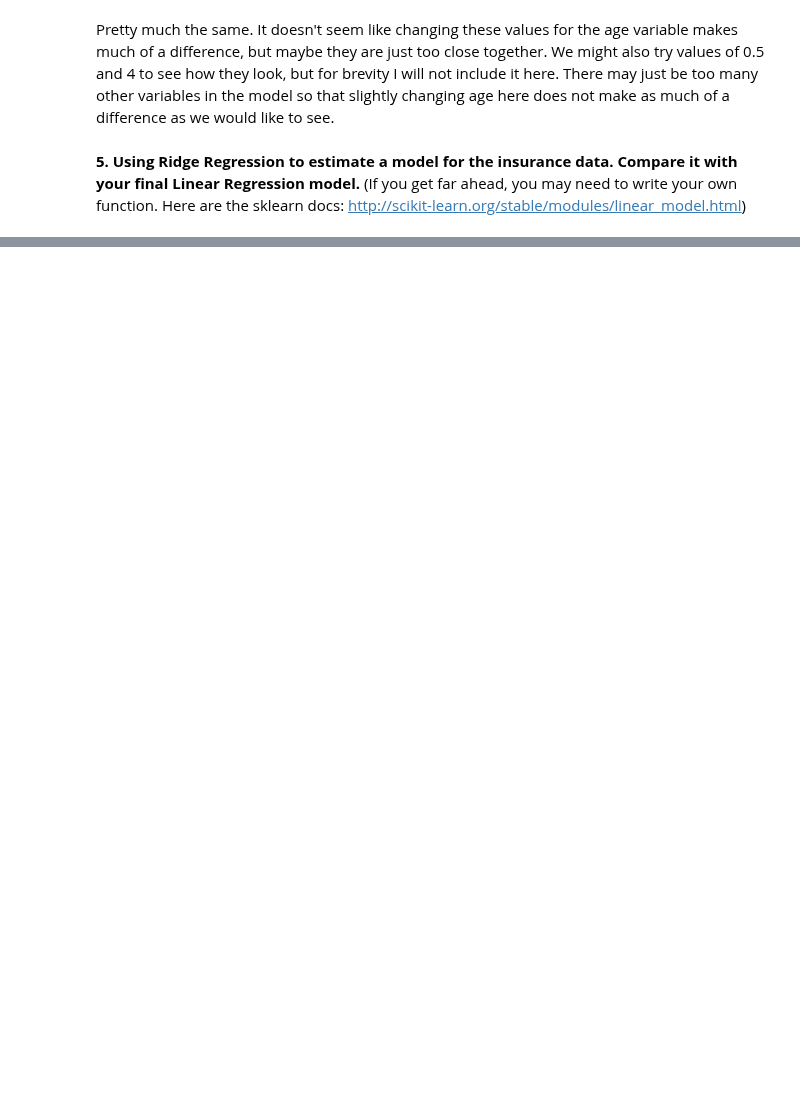
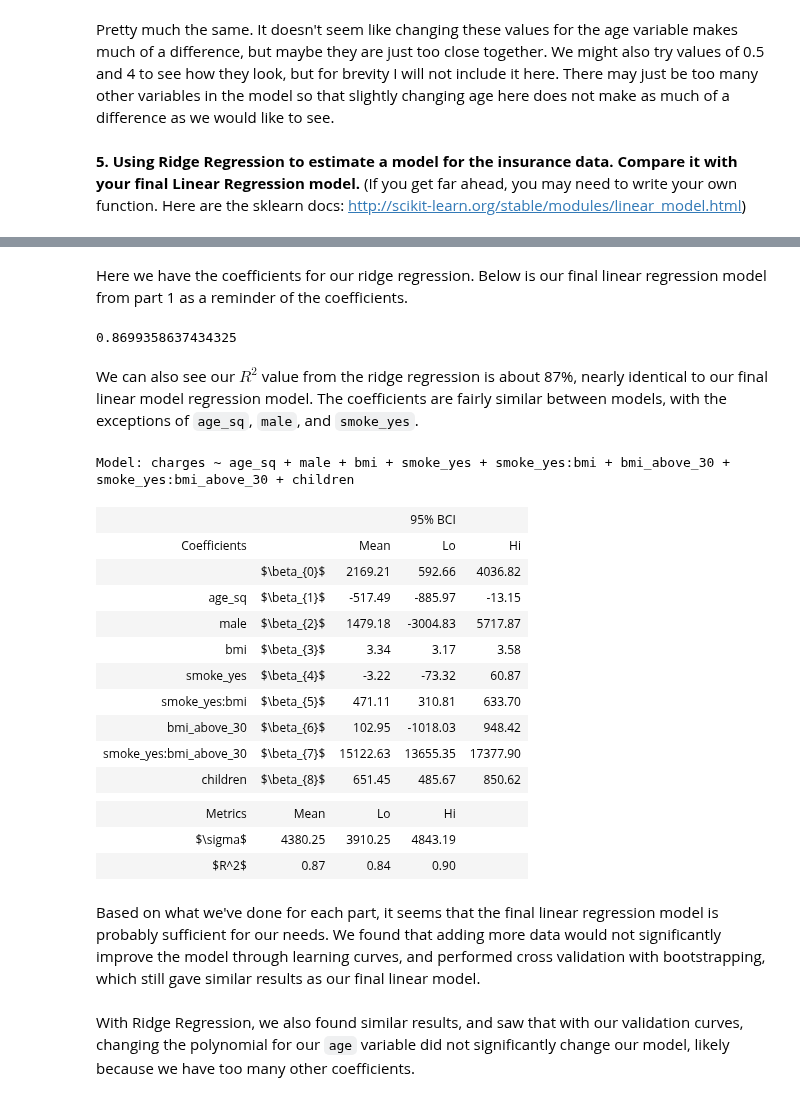
Before and after one commit to ansaridan/jhu-data-engineering-team-5, a Jupyter notebook: Module_11/Jhirsc21.ipynb, the cells around one changed output, grey strips where cells are left out. Cells and saved outputs as stored; diff of their text form; code cells hidden in the pictures; blank space fills up the shorter version.

```diff
--- a/Module_11/Jhirsc21.ipynb
+++ b/Module_11/Jhirsc21.ipynb
@@ -512,0 +530,31 @@ Pretty much the same. It doesn't seem like changing these values for the age var
+# %% [markdown]
+Here we have the coefficients for our ridge regression. Below is our final linear regression model from part 1 as a reminder of the coefficients.
+# %%
+reg.score(x, y)
+# %% [output]
+0.8699358637434325
+# %% [markdown]
+We can also see our $R^2$ value from the ridge regression is about 87%, nearly identical to our final linear model regression model. The coefficients are fairly similar between models, with the exceptions of `age_sq`, `male`, and `smoke_yes`.
+# %%
+models.describe_bootstrap_lr(final)
+# %% [output]
+Model: charges ~ age_sq + male + bmi + smoke_yes + smoke_yes:bmi + bmi_above_30 + smoke_yes:bmi_above_30 + children
+|  |  |  | 95% BCI |  |
+| Coefficients |  | Mean | Lo | Hi |
+|  | $\beta_{0}$ | 2169.21 | 592.66 | 4036.82 |
+| age_sq | $\beta_{1}$ | -517.49 | -885.97 | -13.15 |
+| male | $\beta_{2}$ | 1479.18 | -3004.83 | 5717.87 |
+| bmi | $\beta_{3}$ | 3.34 | 3.17 | 3.58 |
+| smoke_yes | $\beta_{4}$ | -3.22 | -73.32 | 60.87 |
+| smoke_yes:bmi | $\beta_{5}$ | 471.11 | 310.81 | 633.70 |
+| bmi_above_30 | $\beta_{6}$ | 102.95 | -1018.03 | 948.42 |
+| smoke_yes:bmi_above_30 | $\beta_{7}$ | 15122.63 | 13655.35 | 17377.90 |
+| children | $\beta_{8}$ | 651.45 | 485.67 | 850.62 |
+|  |  |  |  |  |
+| Metrics | Mean | Lo | Hi |  |
+| $\sigma$ | 4380.25 | 3910.25 | 4843.19 |  |
+| $R^2$ | 0.87 | 0.84 | 0.90 |  |
+# %% [markdown]
+Based on what we've done for each part, it seems that the final linear regression model is probably sufficient for our needs. We found that adding more data would not significantly improve the model through learning curves, and performed cross validation with bootstrapping, which still gave similar results as our final linear model.
+# %% [markdown]
+With Ridge Regression, we also found similar results, and saw that with our validation curves, changing the polynomial for our `age` variable did not significantly change our model, likely because we have too many other coefficients.
```
Also changed, not shown: parts of 17 cells of this notebook, 1 other file.
